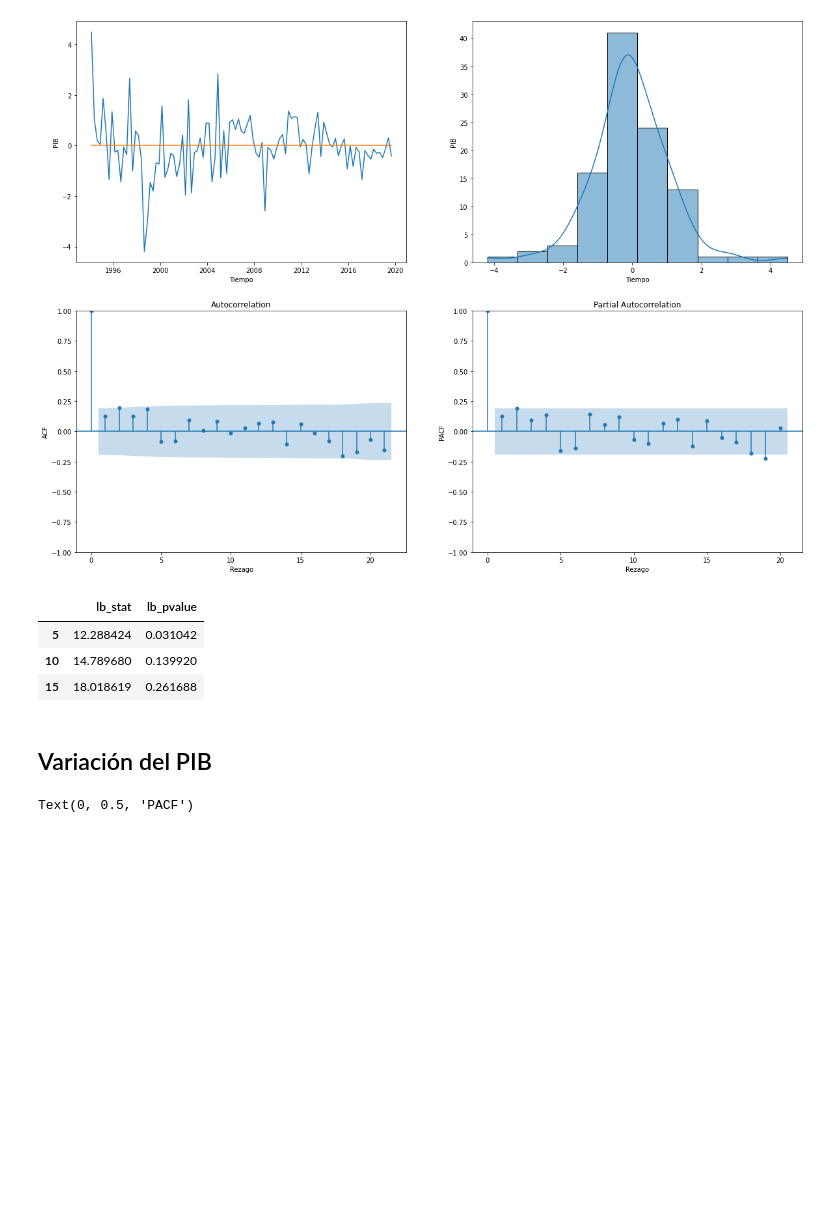
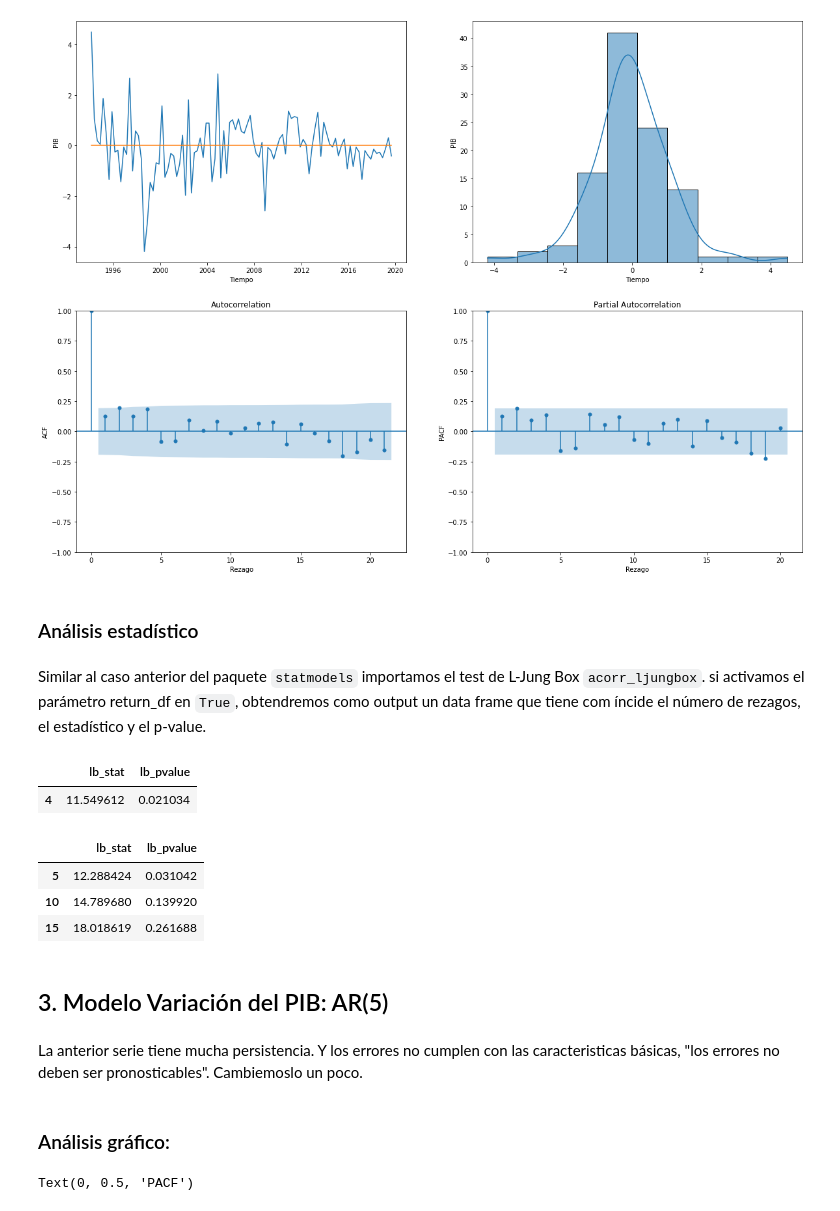
Before and after one commit to jguerrae/Series-de-tiempo-Uniandes, a Jupyter notebook: 3.2_Ciclos (C4)/1_Ciclos.ipynb, the cells around one changed output. Cells and saved outputs as stored; diff of their text form; code cells hidden in the pictures; blank space fills up the shorter version.

```diff
--- a/3.2_Ciclos (C4)/1_Ciclos.ipynb
+++ b/3.2_Ciclos (C4)/1_Ciclos.ipynb
@@ -269,3 +383,5 @@ ax[1,1].set_ylabel('PACF', fontsize=10)
 # %% [output]
 Text(0, 0.5, 'PACF')
 [figure]
+# %% [markdown]
+### Análisis estadístico
@@ -272 +390,9 @@ Text(0, 0.5, 'PACF')
+# %% [markdown]
+Similar al caso anterior del paquete `statmodels` importamos el test de L-Jung Box `acorr_ljungbox`. si activamos el parámetro return_df en `True`, obtendremos como output un data frame que tiene com íncide el número de rezagos, el estadístico y el p-value.
+# %%
+##EJEMPLO
+QTest(AR1.resid, lags=[4], return_df=True)
+# %% [output]
+|  | lb_stat | lb_pvalue |
+| 4 | 11.549612 | 0.021034 |
 # %%
@@ -284,5 +409,7 @@ A
 | 10 | 14.789680 | 0.139920 |
 | 15 | 18.018619 | 0.261688 |
 # %% [markdown]
-## Variación del PIB
+## 3. Modelo Variación del PIB: AR(5)
+# %% [markdown]
+La anterior serie tiene mucha persistencia. Y los errores no cumplen con las caracteristicas básicas, "los errores no deben ser pronosticables". Cambiemoslo un poco.
 # %%
@@ -290,3 +417,5 @@ df["CPIB"] = df["PIB"].pct_change(4)*100
+# %% [markdown]
+### Análisis gráfico:
 # %%
 fig, ax =plt.subplots(2,2, figsize=(20, 15), sharex = False)
 
```
Also changed, not shown: parts of 75 cells of this notebook, 1 other file.
